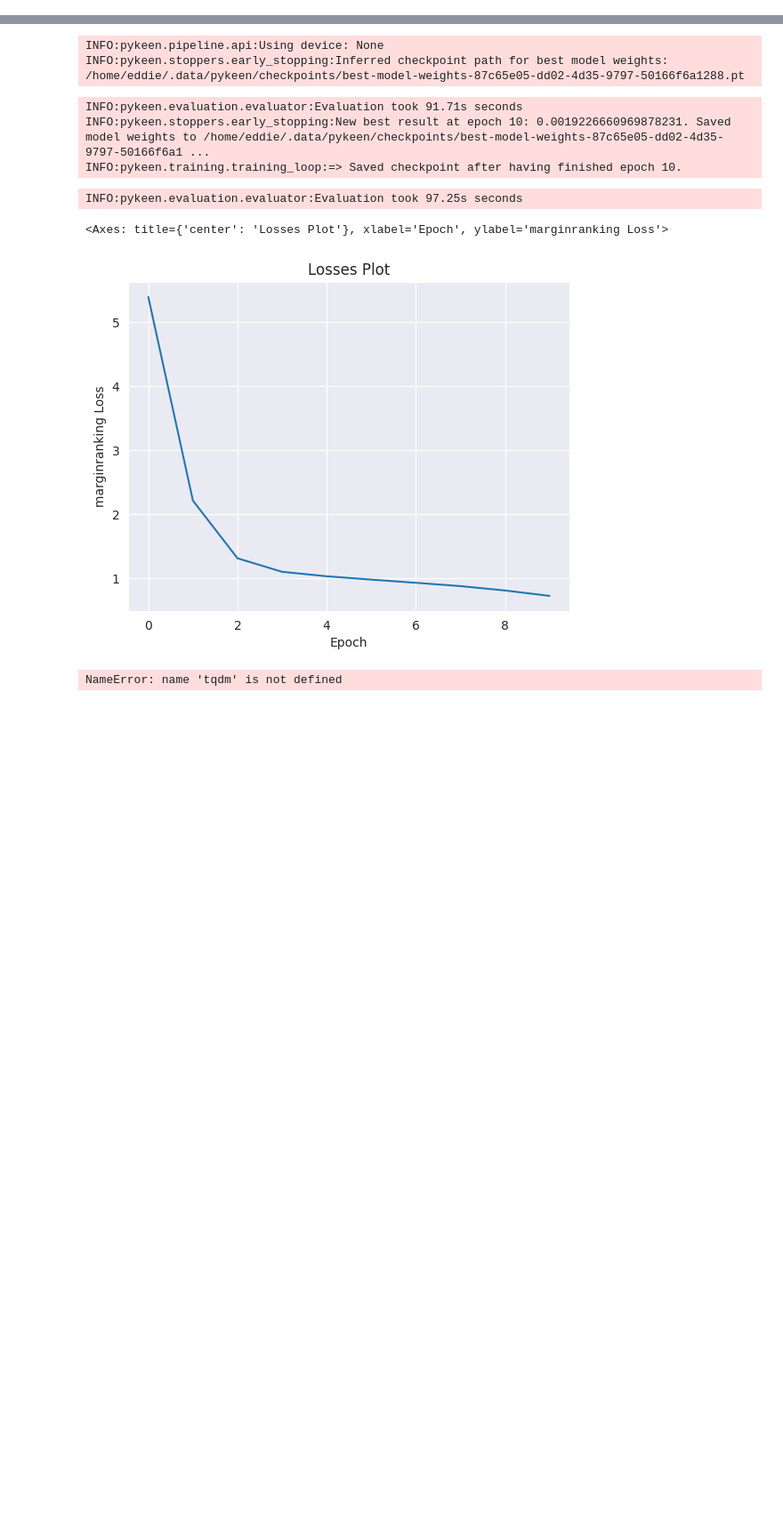
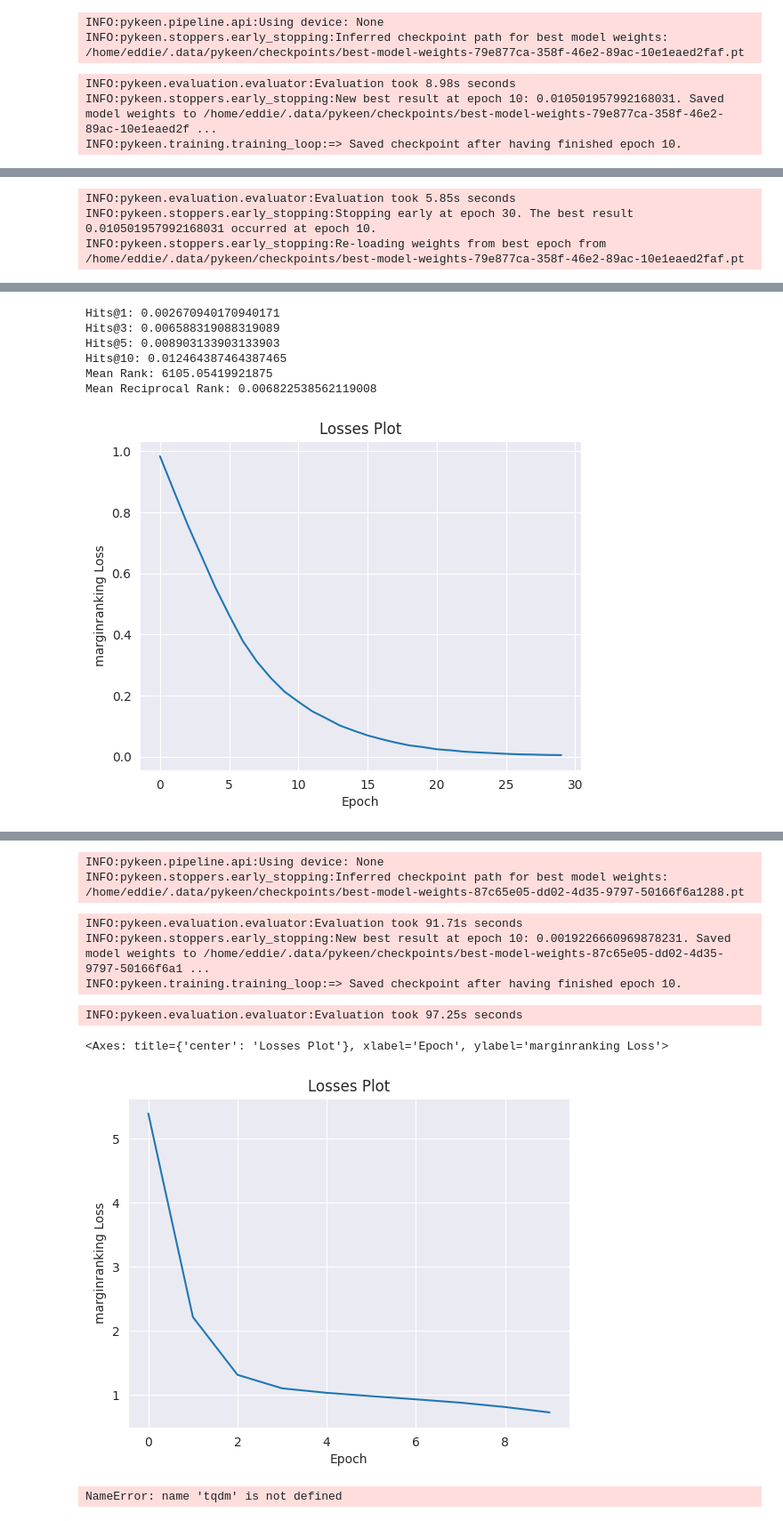
Before and after one commit to willfliaw/APM_5AI29_TP, a Jupyter notebook: Project/Midterm/Main/llm_completion.ipynb, the cells around one changed output, grey strips where cells are left out. Shown at 89% size. Drawn from its saved outputs; the diff is of its cells as text; code cells hidden in the pictures; blank space fills up the shorter version.

```diff
--- a/Project/Midterm/Main/llm_completion.ipynb
+++ b/Project/Midterm/Main/llm_completion.ipynb
@@ -109,0 +396,36 @@ INFO:pykeen.evaluation.evaluator:Evaluation took 195.80s seconds
+# %%
+"""
+* Baseline
+"""
+result = pipeline(
+    training=training,
+    testing=testing,
+    validation=validation,
+    model="RotatE",
+    stopper="early",
+    epochs=100,
+    dimensions=128,
+    random_seed=420,
+)
+result.plot_losses()
+
+evaluator = RankBasedEvaluator()
+# Evaluate the model
+metrics = evaluator.evaluate(
+    result.model,
+    testing.mapped_triples,
+    additional_filter_triples=[training.mapped_triples, validation.mapped_triples],
+)
+# Print the metrics
+print(f"Hits@1: {metrics.get_metric('hits@1')}")
+print(f"Hits@3: {metrics.get_metric('hits@3')}")
+print(f"Hits@5: {metrics.get_metric('hits@5')}")
+print(f"Hits@10: {metrics.get_metric('hits@10')}")
+print(f"Mean Rank: {metrics.get_metric('mean_rank')}")
+print(f"Mean Reciprocal Rank: {metrics.get_metric('mean_reciprocal_rank')}")
+# %% [output]
+INFO:pykeen.pipeline.api:Using device: None
+INFO:pykeen.stoppers.early_stopping:Inferred checkpoint path for best model weights: /home/eddie/.data/pykeen/checkpoints/best-model-weights-79e877ca-358f-46e2-89ac-10e1eaed2faf.pt
+INFO:pykeen.evaluation.evaluator:Evaluation took 8.98s seconds
+INFO:pykeen.stoppers.early_stopping:New best result at epoch 10: 0.010501957992168031. Saved model weights to /home/eddie/.data/pykeen/checkpoints/best-model-weights-79e877ca-358f-46e2-89ac-10e1eaed2f ...
+INFO:pykeen.training.training_loop:=> Saved checkpoint after having finished epoch 10.
@@ -109,0 +433,3 @@ INFO:pykeen.evaluation.evaluator:Evaluation took 195.80s seconds
+INFO:pykeen.evaluation.evaluator:Evaluation took 5.85s seconds
+INFO:pykeen.stoppers.early_stopping:Stopping early at epoch 30. The best result 0.010501957992168031 occurred at epoch 10.
+INFO:pykeen.stoppers.early_stopping:Re-loading weights from best epoch from /home/eddie/.data/pykeen/checkpoints/best-model-weights-79e877ca-358f-46e2-89ac-10e1eaed2faf.pt
@@ -110 +438,8 @@ INFO:pykeen.evaluation.evaluator:Evaluation took 195.80s seconds
+Hits@1: 0.002670940170940171
+Hits@3: 0.006588319088319089
+Hits@5: 0.008903133903133903
+Hits@10: 0.012464387464387465
+Mean Rank: 6105.05419921875
+Mean Reciprocal Rank: 0.006822538562119008
+[figure, added]
 # %%
```
Also changed, not shown: parts of 17 cells of this notebook.
